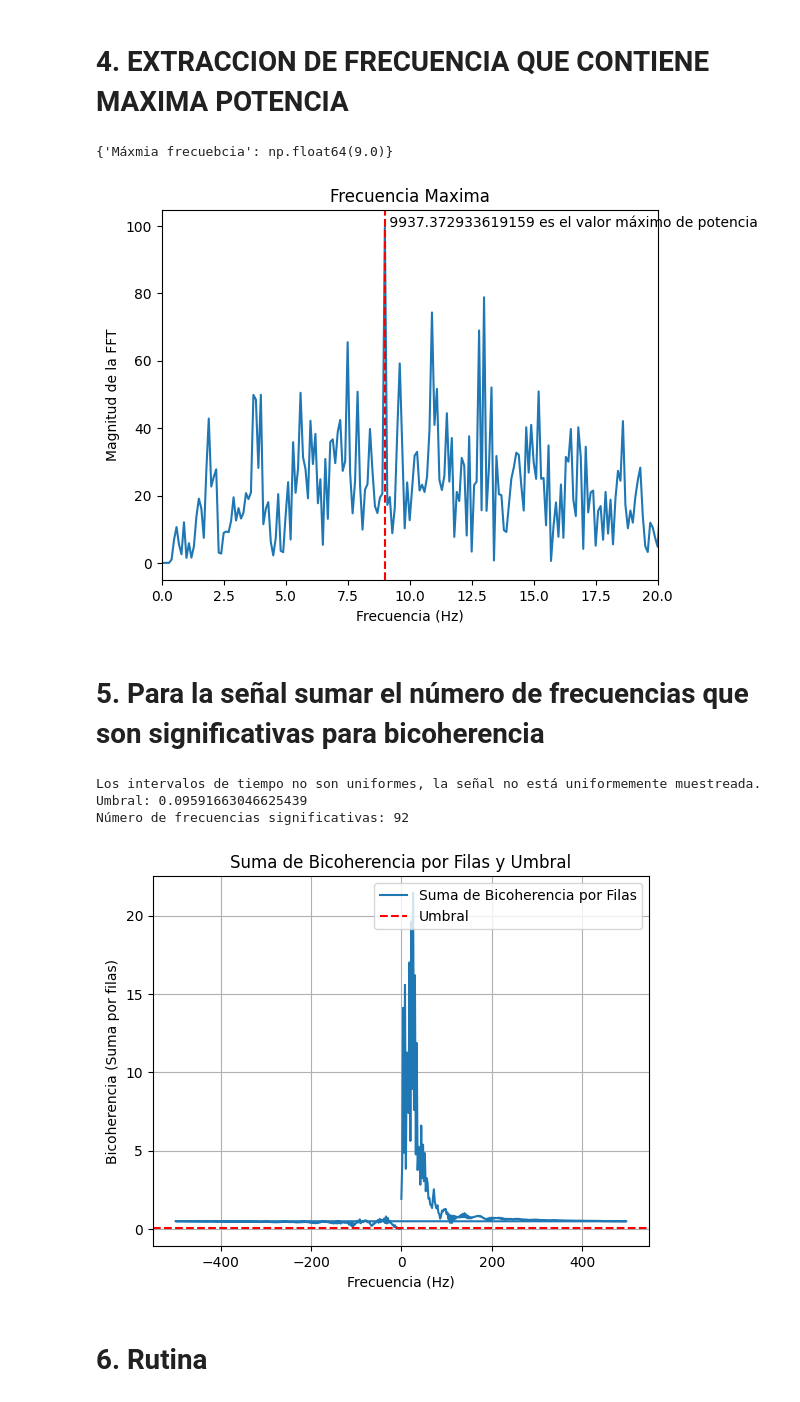
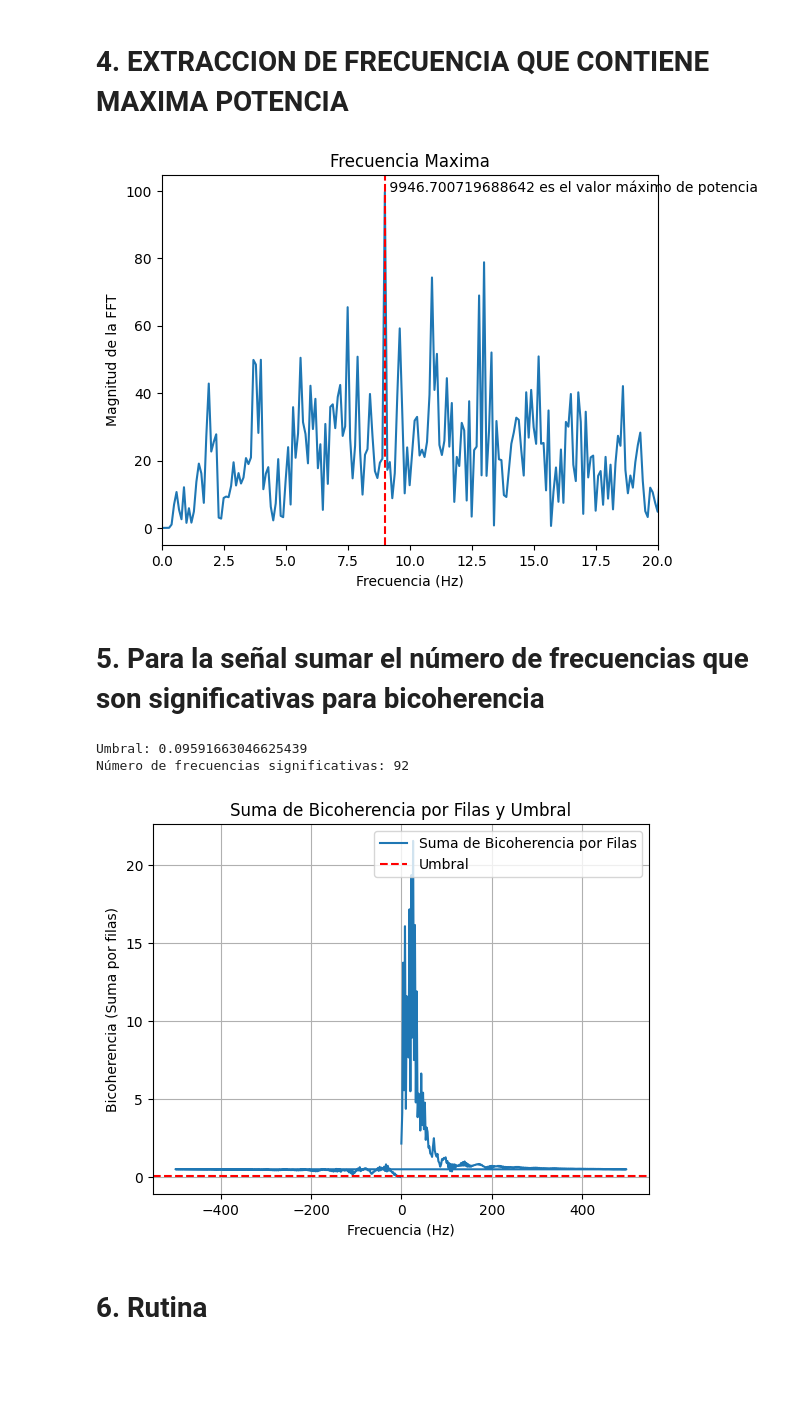
Before and after one commit to juandayo001/Biose-ales_20242, a Jupyter notebook: proyecto2biosenales.ipynb, the cells around one changed output. Cells and saved outputs as stored; diff of their text form; code cells hidden in the pictures; blank space fills up the shorter version.

```diff
--- a/proyecto2biosenales.ipynb
+++ b/proyecto2biosenales.ipynb
@@ -119,7 +119,7 @@ def detrend(x, n):
     return xn
 # %%
 x = ecg_dict['MUSE_20180113_171327_27000']
-n = 20# Elegir un grado para el polinomio
+n = 40# Elegir un grado para el polinomio
 
 # Aplicar el detrend
 xn = detrend(x, n)
@@ -268,49 +268,43 @@ def MAX_Pot(signal, grafico: bool = True):
     return {'Máxmia frecuebcia' : maxFf}
 
 señal_ejemplo = detrend(compression(detrend(x,15),np.min(xn),np.max(xn)),15) #Con grado 20 sale un warnong que dice que polyfit en ese grado está condicionado pobremente. Por ello disminuimos el grado a 15
-MAX_Pot(señal_ejemplo)
+resultado=MAX_Pot(señal_ejemplo)
 # %% [output]
-{'Máxmia frecuebcia': np.float64(9.0)}
 [figure]
 # %% [markdown]
 # 5. Para la señal sumar el número de frecuencias que son significativas para bicoherencia
 # %%
-if np.allclose(delta_t, delta_t[0]):
-    # Calcular la frecuencia de muestreo como el inverso del intervalo de tiempo
-    frecuencia_muestreo = 1 / delta_t[0]
-    print(f"Frecuencia de muestreo: {frecuencia_muestreo} Hz")
-else:
-    print("Los intervalos de tiempo no son uniformes, la señal no está uniformemente muestreada.")
+
+
 # Calcular el tamaño N (número de frecuencias)
-N = bicoh.shape[1]  # o bicoh.shape[1], dependiendo del tamaño de la matriz
+N = bicoh.shape[0]  # o bicoh.shape[1], dependiendo del tamaño de la matriz
 
 # Calcular el umbral
 threshold = np.sqrt(9.2 / (2 * N))
 print(f"Umbral: {threshold}")
 
 # Contar el número de frecuencias que superan el umbral
 significant_frequencies_count = np.sum(bicoherence_array > threshold)
 print(f"Número de frecuencias significativas: {significant_frequencies_count}")
 
 # Sumar la bicoherencia a lo largo de las filas
 bicoherence_sum = np.sum(bicoherence_array, axis=1)
 
 # Graficar la suma de la bicoherencia por filas
 frequencies = np.fft.fftfreq(N, d=1/1000)
 
 plt.plot(frequencies[:len(bicoherence_sum)], bicoherence_sum, label='Suma de Bicoherencia por Filas')
 plt.axhline(y=threshold, color='r', linestyle='--', label='Umbral')
 plt.title('Suma de Bicoherencia por Filas y Umbral')
 plt.xlabel('Frecuencia (Hz)')
 plt.ylabel('Bicoherencia (Suma por filas)')
 plt.legend()
 plt.grid(True)
 plt.show()
 # %% [output]
-Los intervalos de tiempo no son uniformes, la señal no está uniformemente muestreada.
 Umbral: 0.09591663046625439
 Número de frecuencias significativas: 92
-[figure, old version]
+[figure, new version]
 # %% [markdown]
 # 6. Rutina
 # %%
```
Also changed, not shown: parts of 5 cells of this notebook.
